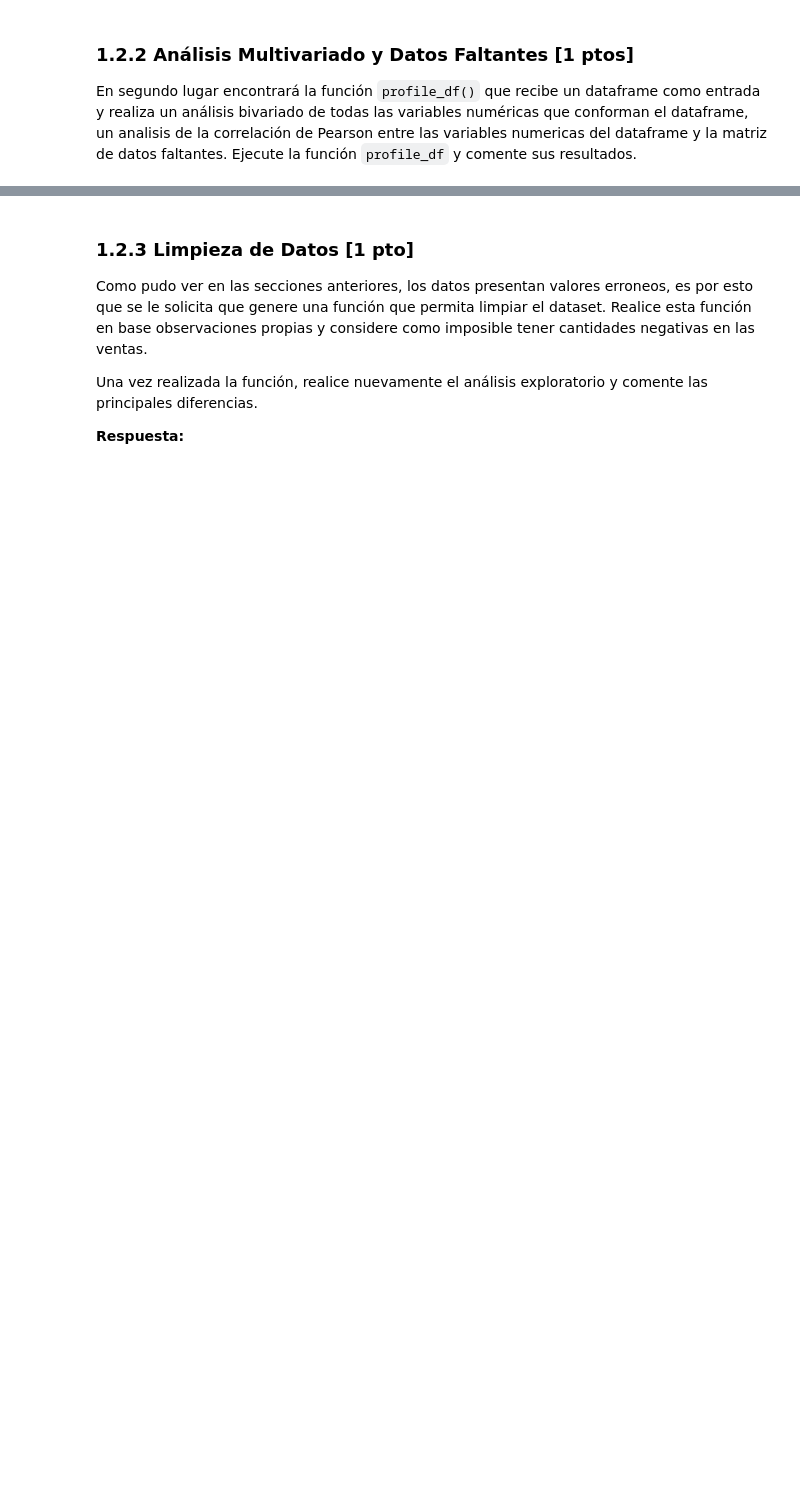
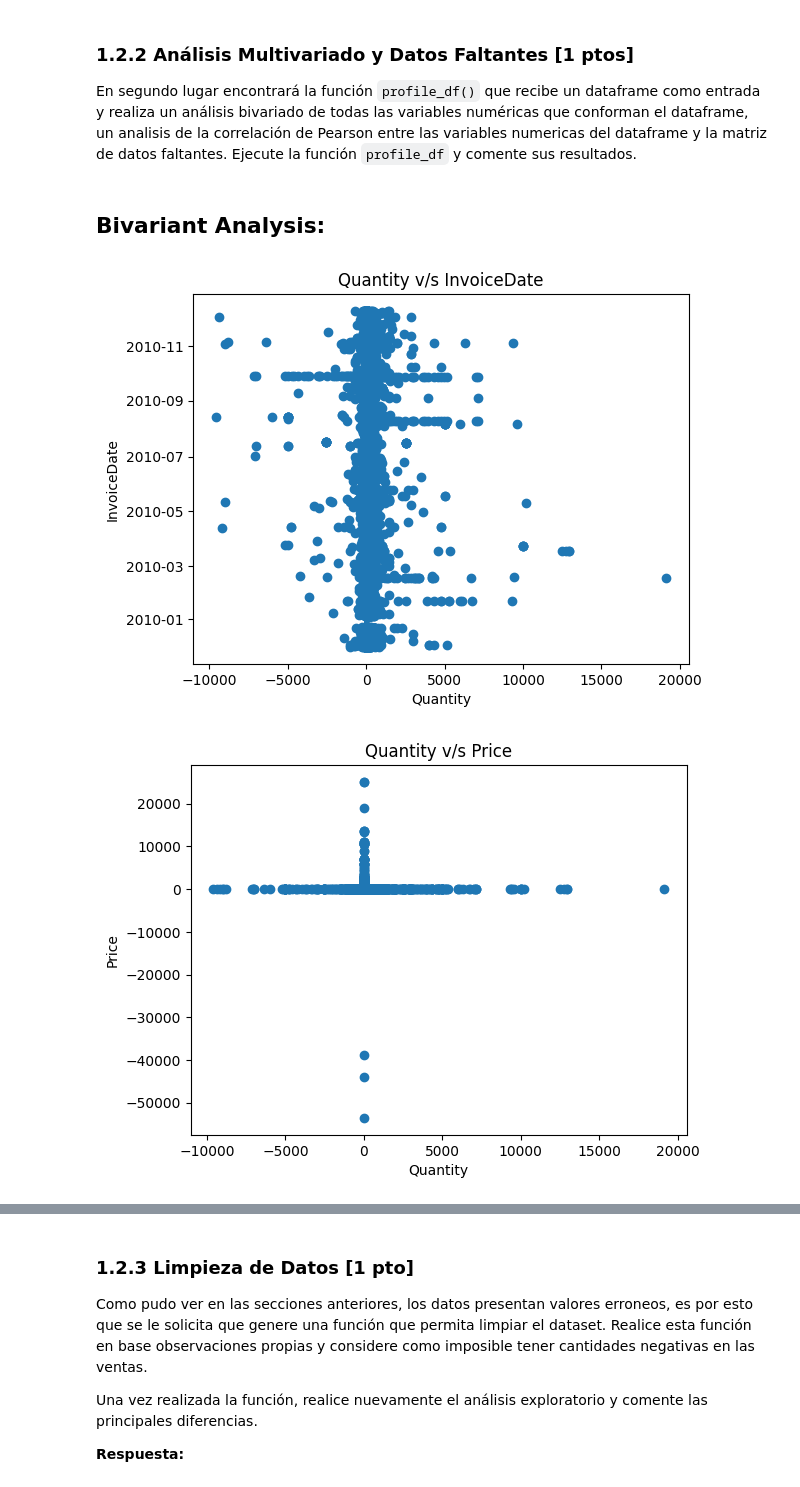
Before and after one commit to jcist/MDS7202, a Jupyter notebook: Lab6.ipynb, the cells around one changed output, grey strips where cells are left out. Drawn from its saved outputs; the diff is of its cells as text; code cells hidden in the pictures; blank space fills up the shorter version.

```diff
--- a/Lab6.ipynb
+++ b/Lab6.ipynb
@@ -261,4 +329,8 @@ def profile_df(dataframe_in):
     fig, ax = plt.subplots(figsize=[15, 10])
     msno.matrix(df, ax=ax, sparkline=False)
 # %%
-profile_df(...)
+profile_df(df_retail)
+# %% [output]
+## Bivariant Analysis:
+[figure, added]
+[figure, added]
```
Also changed, not shown: parts of 32 cells of this notebook.
